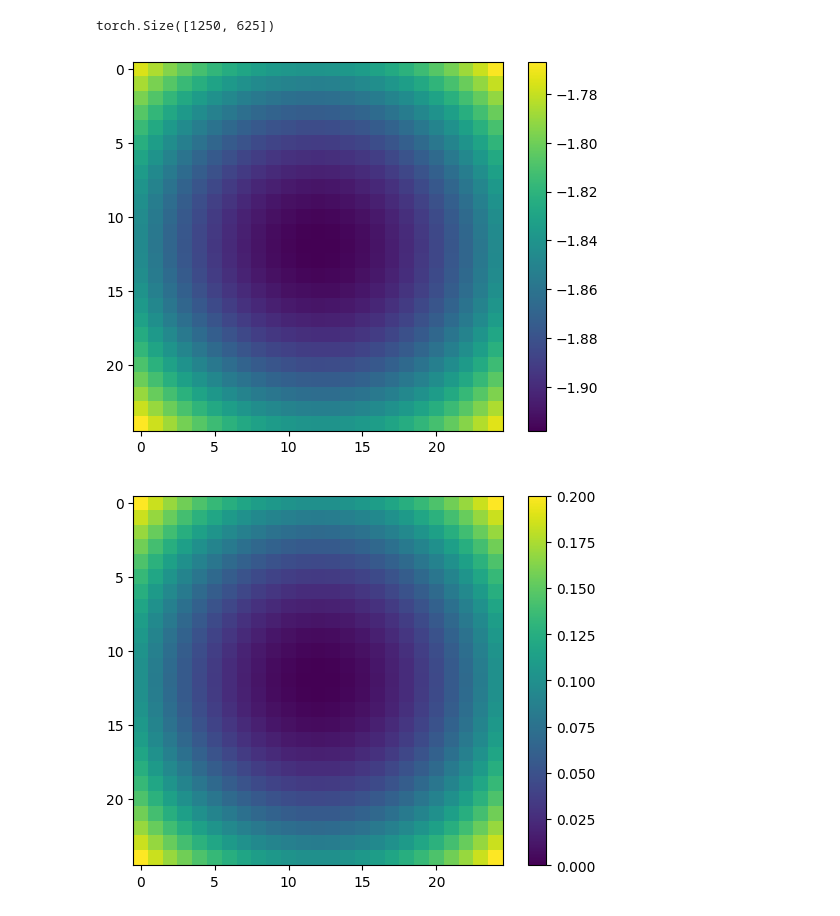
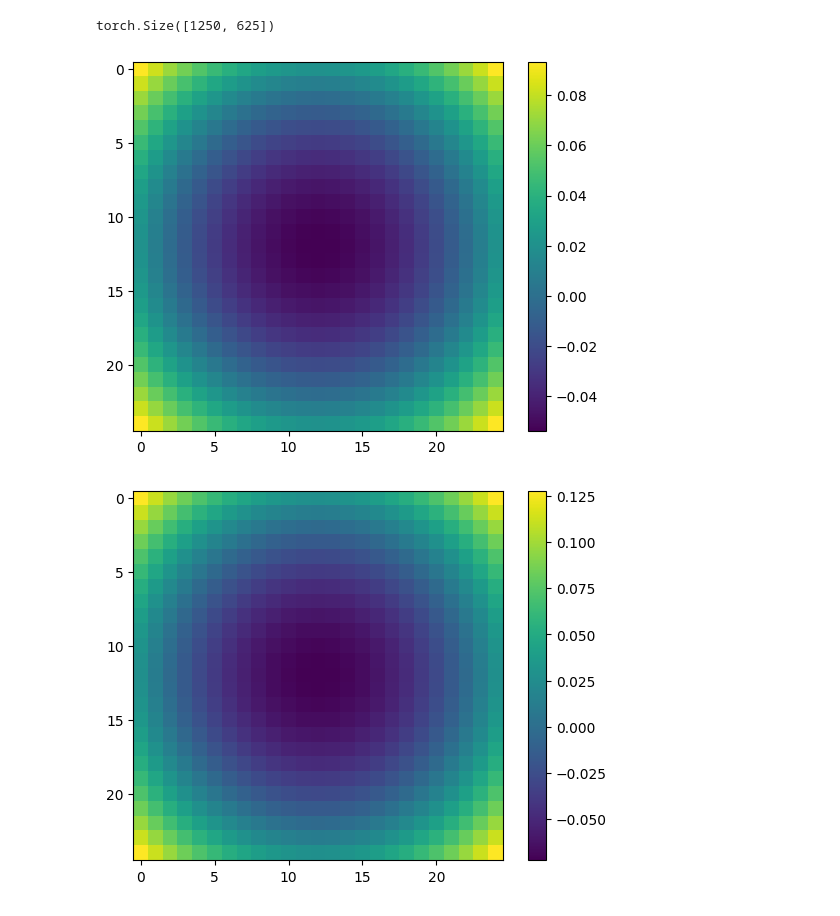
Before and after one commit to NateWhybra/grad2surf-krr, a Jupyter notebook: grad2surf-krr.ipynb, the cells around one changed output. Cells and saved outputs as stored; diff of their text form; code cells hidden in the pictures.

```diff
--- a/grad2surf-krr.ipynb
+++ b/grad2surf-krr.ipynb
@@ -135,13 +135,15 @@ alpha = compute_alpha(Theta=Theta, g=g, _lambda=1e-3)
 surf = eval_model(Xeval=D, X=D, alpha=alpha, scale=scale)
 surf = surf.reshape((n, n))
 surf = surf.cpu().numpy()
+surf = surf - np.mean(surf)
 show(surf)
 # %% [output]
 torch.Size([1250, 625])
-[figure, old version]
+[figure, new version]
 # %%
 surf_true = zf.reshape((n, n))
 surf_true = surf_true.cpu().numpy()
+surf_true = surf_true - np.mean(surf_true)
 show(surf_true)
 # %% [output]
-[figure, old version]
+[figure, new version]
```
Also changed, not shown: parts of 3 cells of this notebook.
